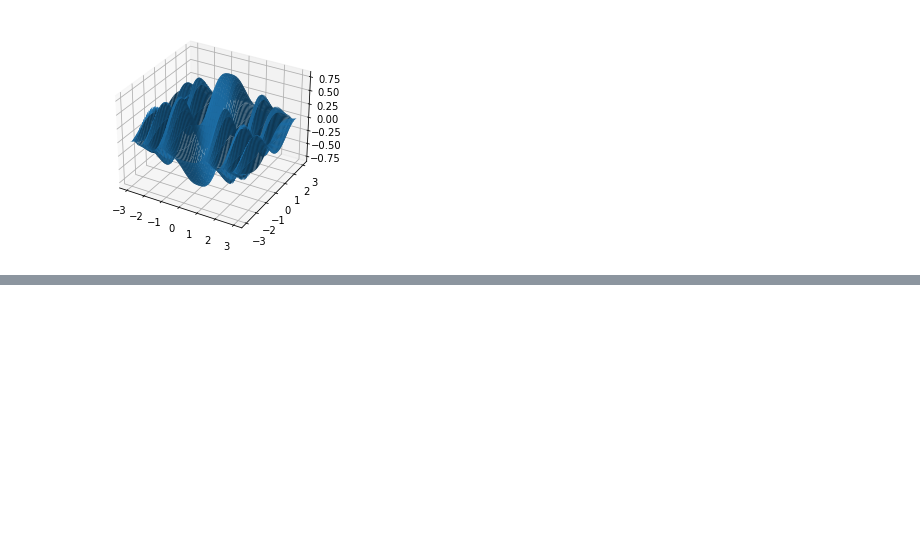
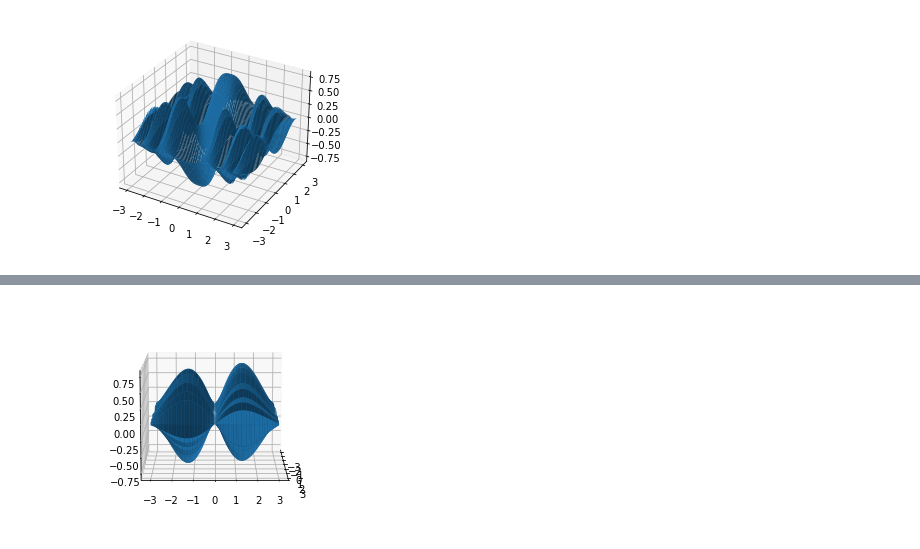
Before and after one commit to drgreen/COGS18_22, a Jupyter notebook: Topic3 Matplotlib.ipynb, the cells around one changed output, grey strips where cells are left out. Saved outputs shown, nothing was run; the diff lists cells and outputs as text; code cells hidden in the pictures; blank space fills up the shorter version.

```diff
--- a/Topic3 Matplotlib.ipynb
+++ b/Topic3 Matplotlib.ipynb
@@ -362,0 +373,8 @@ ax.scatter3D(xdata,ydata,zdata)
+# %%
+fig = plt.figure()
+ax = plt.axes(projection='3d')
+ax.plot_surface(X,Y,Z)
+ax.view_init(10,0)
+plt.show()
+# %% [output]
+[figure, added]
```
Also changed, not shown: parts of 14 cells of this notebook.
